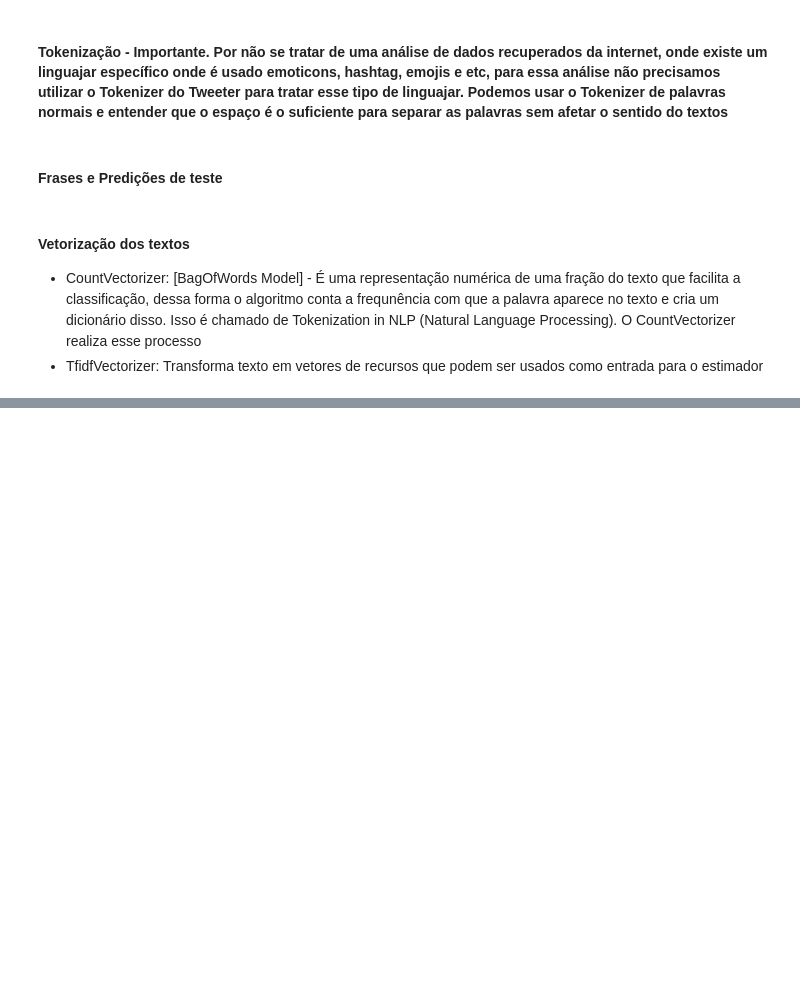
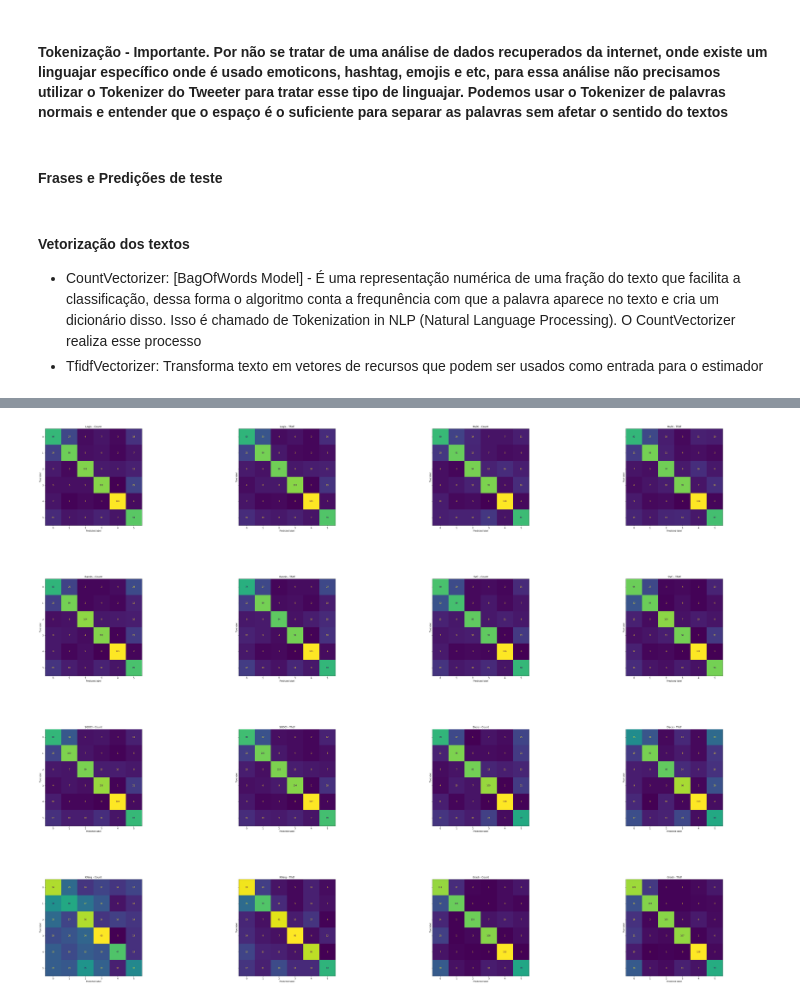
Before and after one commit to willsantospereira/tcc_nlp, a Jupyter notebook: notebook/Analise_Emocao.ipynb, the cells around one changed output, grey strips where cells are left out. Saved outputs shown, nothing was run; the diff lists cells and outputs as text; code cells hidden in the pictures; blank space fills up the shorter version.

```diff
--- a/notebook/Analise_Emocao.ipynb
+++ b/notebook/Analise_Emocao.ipynb
@@ -369,6 +376,46 @@ def evaluates_all_models(list_models, list_vectors_instance):
+# %%
+def plot_all_confusion_matrix(modelos, vectorizers, y_test, y_predictions):
+    '''
+    Método responsável por plotar a matriz de confusão dos modelos passados via parametro
+    '''
+    cols = 4
+    rows = 4
+
+    f, axes = plt.subplots(rows, cols, figsize=(60, 50), sharey='row')
+
+    idx_col = 0
+    idx_row = 0
+
+    for m, v, y in zip(modelos, vectorizers, y_predictions):
+
+        cm = confusion_matrix(y_test, y, labels = m.classes_)
+        disp = ConfusionMatrixDisplay(confusion_matrix = cm, display_labels = m.classes_)
+
+        if(idx_col == cols):
+            idx_row = idx_row + 1
+            idx_col = 0
+            disp.plot(ax=axes[idx_row, idx_col], xticks_rotation=5)
+            idx_col = idx_col + 1
+        else:
+            disp.plot(ax=axes[idx_row, idx_col], xticks_rotation=5)
+            idx_col = idx_col + 1
+
+        disp.ax_.set_title('{} - {}'.format(str(type(m).__name__)[0:5], str(v)[0:5]))
+        disp.im_.colorbar.remove()
+    #     disp.ax_.set_xlabel('')
+    #     if i!=0:
+    #         disp.ax_.set_ylabel('')
+
+    # f.text(0.4, 0.1, 'Predicted label', ha='left')
+#     plt.subplots_adjust(wspace=0.40, hspace=0.1)
+    plt.subplots_adjust(wspace=1.0, hspace=.50)
+
+    # f.colorbar(disp.im_, ax=axes)
+    # f.colorbar().remove()
+    plt.show()
 # %%
 # executa o método que fará a avaliação dos modelos
-evaluates_all_models(list_models, list_vectors_instance)
+modelos, vectorizers, y_predictions = evaluates_all_models(list_models, list_vectors_instance)
 # %% [output]
 #######################################################################################################################################
 ##### Avaliando Modelo LogisticRegression(multi_class='multinomial') / Vectorizer CountVectorizer() #####
@@ -455,3 +549,7 @@ weighted avg       0.65      0.65      0.65       855
+# %%
+plot_all_confusion_matrix(modelos, vectorizers, y_test_under, y_predictions)
+# %% [output]
+[figure, added]
 # %%
 from sklearn.metrics import plot_confusion_matrix as ppp
 from matplotlib import pyplot as plt
```
Also changed, not shown: parts of 8 cells of this notebook.
